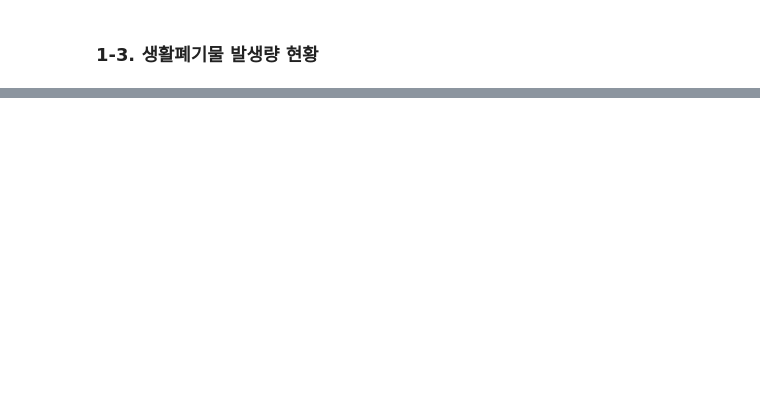
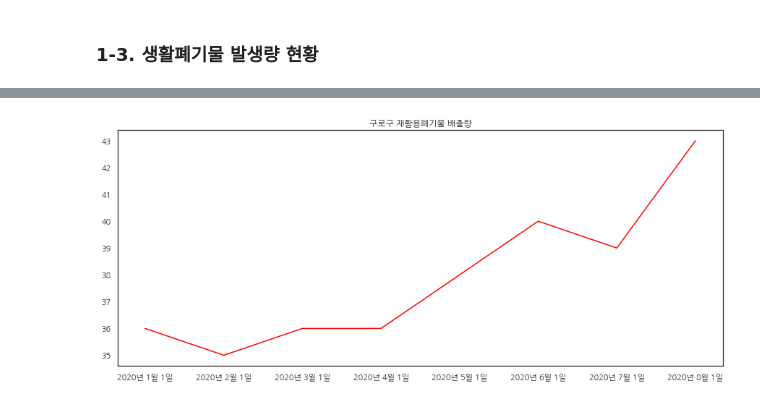
Before and after one commit to wonjun1995/KT_bigdata_platform_BI_challenge, a Jupyter notebook: visualization.ipynb, the cells around one changed output, grey strips where cells are left out. Saved outputs shown, nothing was run; the diff lists cells and outputs as text; code cells hidden in the pictures; blank space fills up the shorter version.

Commit message:
1-3.생활폐기물 및 재활용폐기물 시각화 추가

```diff
--- a/visualization.ipynb
+++ b/visualization.ipynb
@@ -181,2 +184,4 @@ total.plot(kind='bar',x='INDUTY',rot=0,figsize=(17,10))
 # %% [markdown]
 ### 1-3. 생활폐기물 발생량 현황
+# %%
+recycle=pd.read_csv("./KT_빅데이터플랫폼_데이터셋/2020_guro_recycle_data.csv",encoding="euc-KR")
@@ -182,0 +195,7 @@ total.plot(kind='bar',x='INDUTY',rot=0,figsize=(17,10))
+# %%
+plt.figure(figsize=(15,6))
+plt.plot(recycle['Process Dt'],recycle['재활용폐기물'],color='red')
+plt.title("구로구 재활용폐기물 배출량")
+plt.show()
+# %% [output]
+[figure, added]
```
Also changed, not shown: parts of 9 cells of this notebook.
